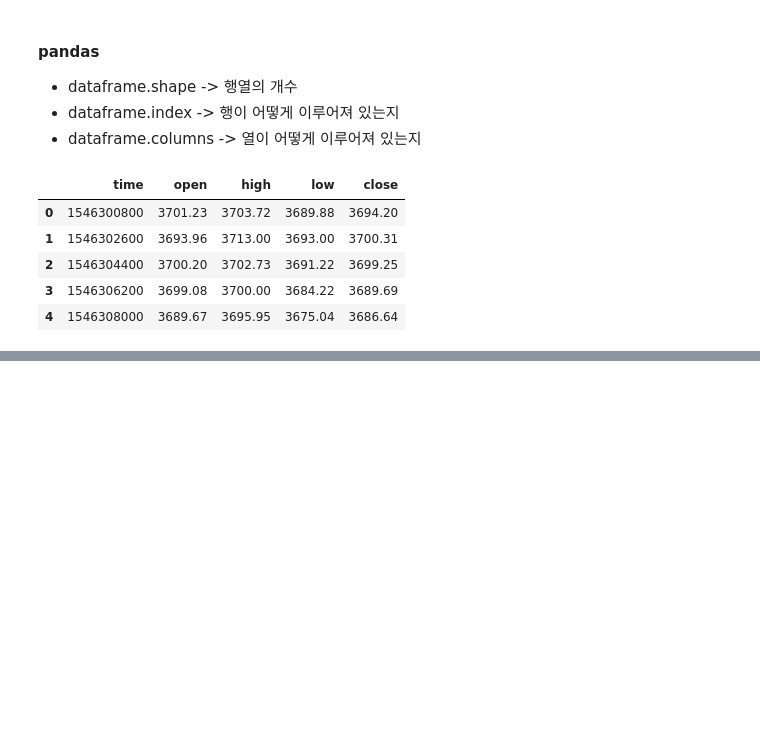
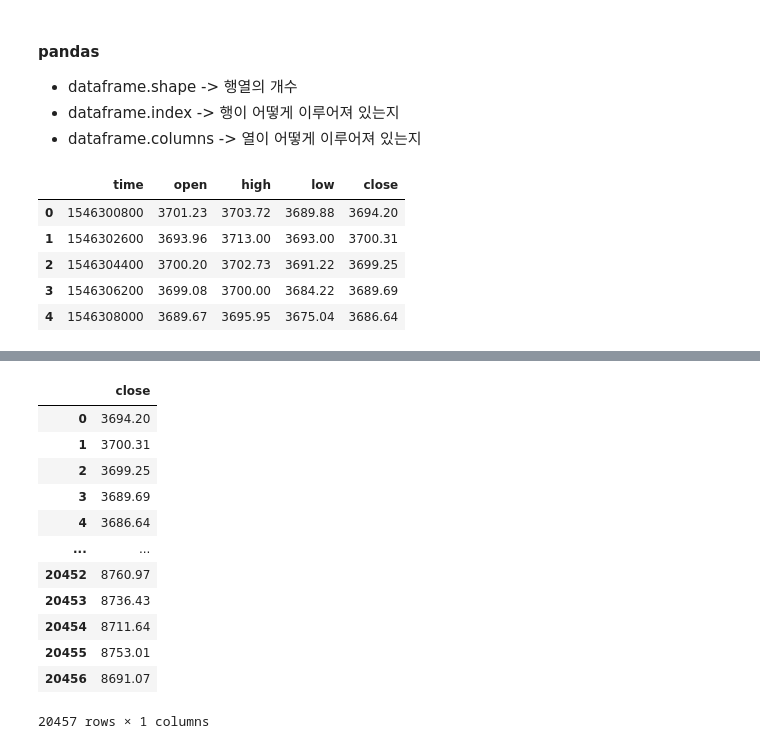
Before and after one commit to heugyu/coin_deep_learning, a Jupyter notebook: DataPreprocessing.ipynb, the cells around one changed output, grey strips where cells are left out. Saved outputs shown, nothing was run; the diff lists cells and outputs as text; code cells hidden in the pictures; blank space fills up the shorter version.

```diff
--- a/DataPreprocessing.ipynb
+++ b/DataPreprocessing.ipynb
@@ -84,3 +109,19 @@ test_data
+# %%
+test_label
+# %% [output]
+|  | close |
+| 0 | 3694.20 |
+| 1 | 3700.31 |
+| 2 | 3699.25 |
+| 3 | 3689.69 |
+| 4 | 3686.64 |
+| ... | ... |
+| 20452 | 8760.97 |
+| 20453 | 8736.43 |
+| 20454 | 8711.64 |
+| 20455 | 8753.01 |
+| 20456 | 8691.07 |
+20457 rows × 1 columns
 # %%
 x = np.array(test_data)
 y = np.array(test_data[['close']])
```
Also changed, not shown: parts of 6 cells of this notebook.
